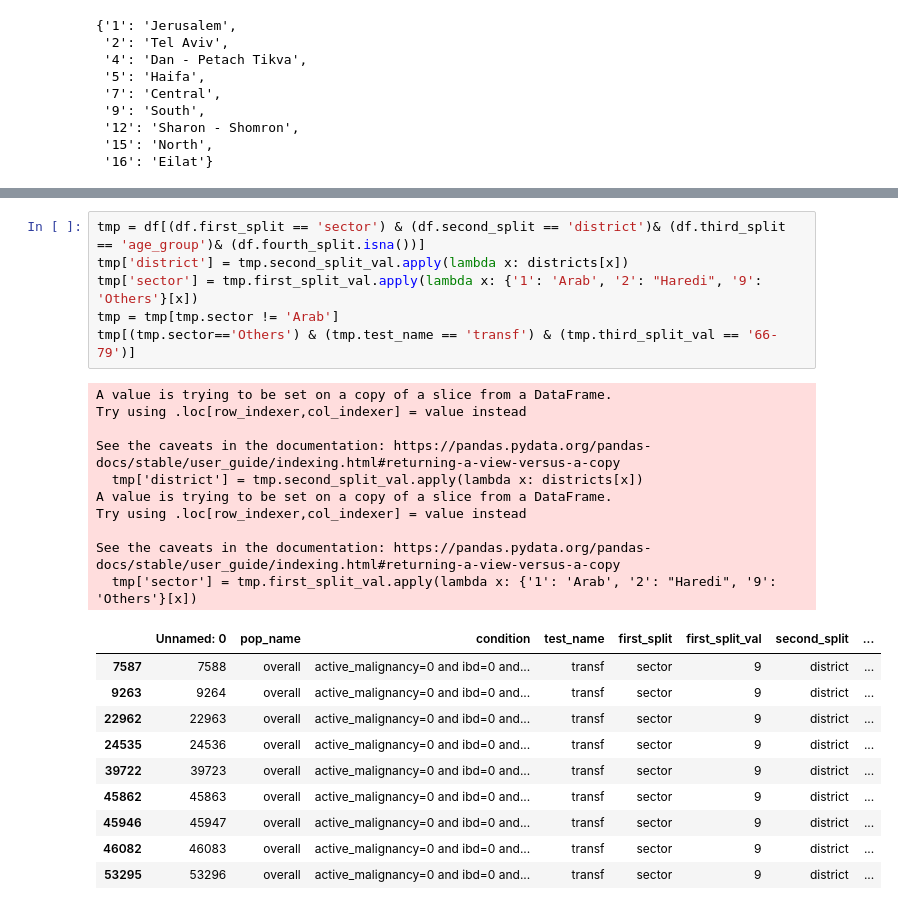
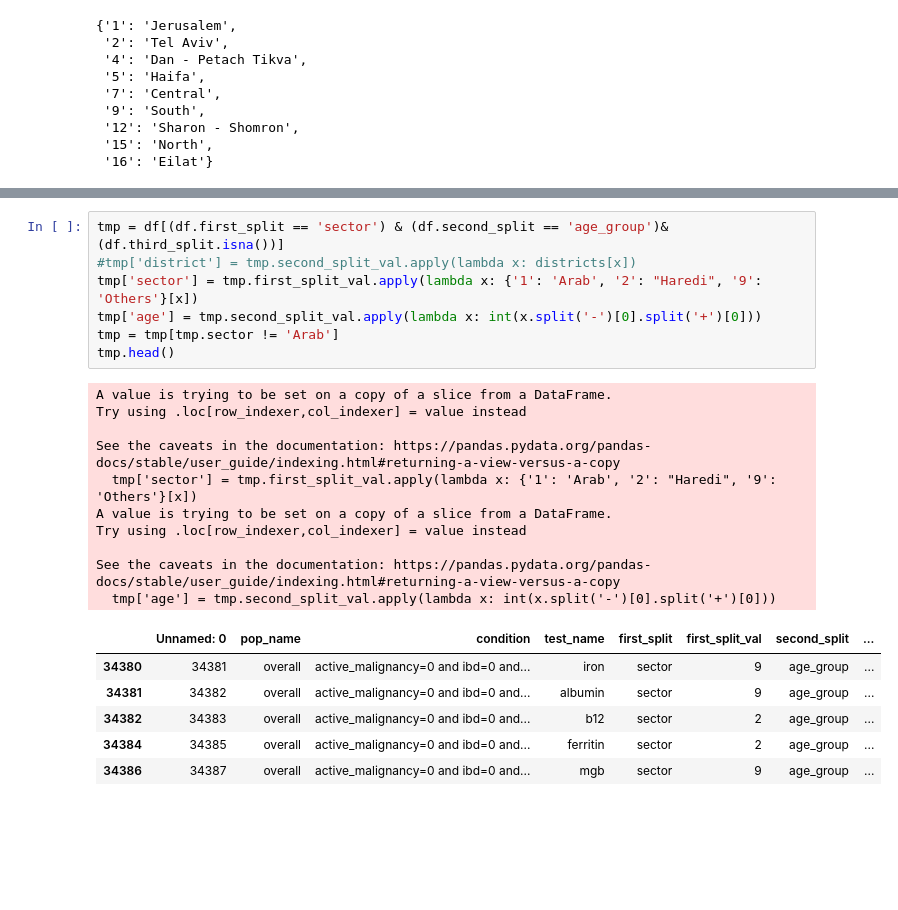
Before and after one commit to shtota/ExplainableClustering, a Jupyter notebook: clalit.ipynb, the cells around one changed output, grey strips where cells are left out. Saved outputs shown, nothing was run; the diff lists cells and outputs as text; blank space fills up the shorter version.

```diff
--- a/clalit.ipynb
+++ b/clalit.ipynb
@@ -124,27 +282,24 @@ tmp.shape
 # %%
-tmp = df[(df.first_split == 'sector') & (df.second_split == 'district')& (df.third_split == 'age_group')& (df.fourth_split.isna())]
-tmp['district'] = tmp.second_split_val.apply(lambda x: districts[x])
+tmp = df[(df.first_split == 'sector') & (df.second_split == 'age_group')& (df.third_split.isna())]
+#tmp['district'] = tmp.second_split_val.apply(lambda x: districts[x])
 tmp['sector'] = tmp.first_split_val.apply(lambda x: {'1': 'Arab', '2': "Haredi", '9': 'Others'}[x])
+tmp['age'] = tmp.second_split_val.apply(lambda x: int(x.split('-')[0].split('+')[0]))
 tmp = tmp[tmp.sector != 'Arab']
-tmp[(tmp.sector=='Others') & (tmp.test_name == 'transf') & (tmp.third_split_val == '66-79')]
+tmp.head()
 # %% [output]
-A value is trying to be set on a copy of a slice from a DataFrame.
-Try using .loc[row_indexer,col_indexer] = value instead
-
-See the caveats in the documentation: https://pandas.pydata.org/pandas-docs/stable/user_guide/indexing.html#returning-a-view-versus-a-copy
-  tmp['district'] = tmp.second_split_val.apply(lambda x: districts[x])
 A value is trying to be set on a copy of a slice from a DataFrame.
 Try using .loc[row_indexer,col_indexer] = value instead
 
 See the caveats in the documentation: https://pandas.pydata.org/pandas-docs/stable/user_guide/indexing.html#returning-a-view-versus-a-copy
   tmp['sector'] = tmp.first_split_val.apply(lambda x: {'1': 'Arab', '2': "Haredi", '9': 'Others'}[x])
+A value is trying to be set on a copy of a slice from a DataFrame.
+Try using .loc[row_indexer,col_indexer] = value instead
+
+See the caveats in the documentation: https://pandas.pydata.org/pandas-docs/stable/user_guide/indexing.html#returning-a-view-versus-a-copy
+  tmp['age'] = tmp.second_split_val.apply(lambda x: int(x.split('-')[0].split('+')[0]))
 |  | Unnamed: 0 | pop_name | condition | test_name | first_split | first_split_val | second_split | ... |
-| 7587 | 7588 | overall | active_malignancy=0 and ibd=0 and... | transf | sector | 9 | district | ... |
-| 9263 | 9264 | overall | active_malignancy=0 and ibd=0 and... | transf | sector | 9 | district | ... |
-| 22962 | 22963 | overall | active_malignancy=0 and ibd=0 and... | transf | sector | 9 | district | ... |
-| 24535 | 24536 | overall | active_malignancy=0 and ibd=0 and... | transf | sector | 9 | district | ... |
-| 39722 | 39723 | overall | active_malignancy=0 and ibd=0 and... | transf | sector | 9 | district | ... |
-| 45862 | 45863 | overall | active_malignancy=0 and ibd=0 and... | transf | sector | 9 | district | ... |
-| 45946 | 45947 | overall | active_malignancy=0 and ibd=0 and... | transf | sector | 9 | district | ... |
-| 46082 | 46083 | overall | active_malignancy=0 and ibd=0 and... | transf | sector | 9 | district | ... |
-| 53295 | 53296 | overall | active_malignancy=0 and ibd=0 and... | transf | sector | 9 | district | ... |
+| 34380 | 34381 | overall | active_malignancy=0 and ibd=0 and... | iron | sector | 9 | age_group | ... |
+| 34381 | 34382 | overall | active_malignancy=0 and ibd=0 and... | albumin | sector | 9 | age_group | ... |
+| 34382 | 34383 | overall | active_malignancy=0 and ibd=0 and... | b12 | sector | 2 | age_group | ... |
+| 34384 | 34385 | overall | active_malignancy=0 and ibd=0 and... | ferritin | sector | 2 | age_group | ... |
+| 34386 | 34387 | overall | active_malignancy=0 and ibd=0 and... | mgb | sector | 9 | age_group | ... |
```
Also changed, not shown: parts of 12 cells of this notebook, 4 other files.
